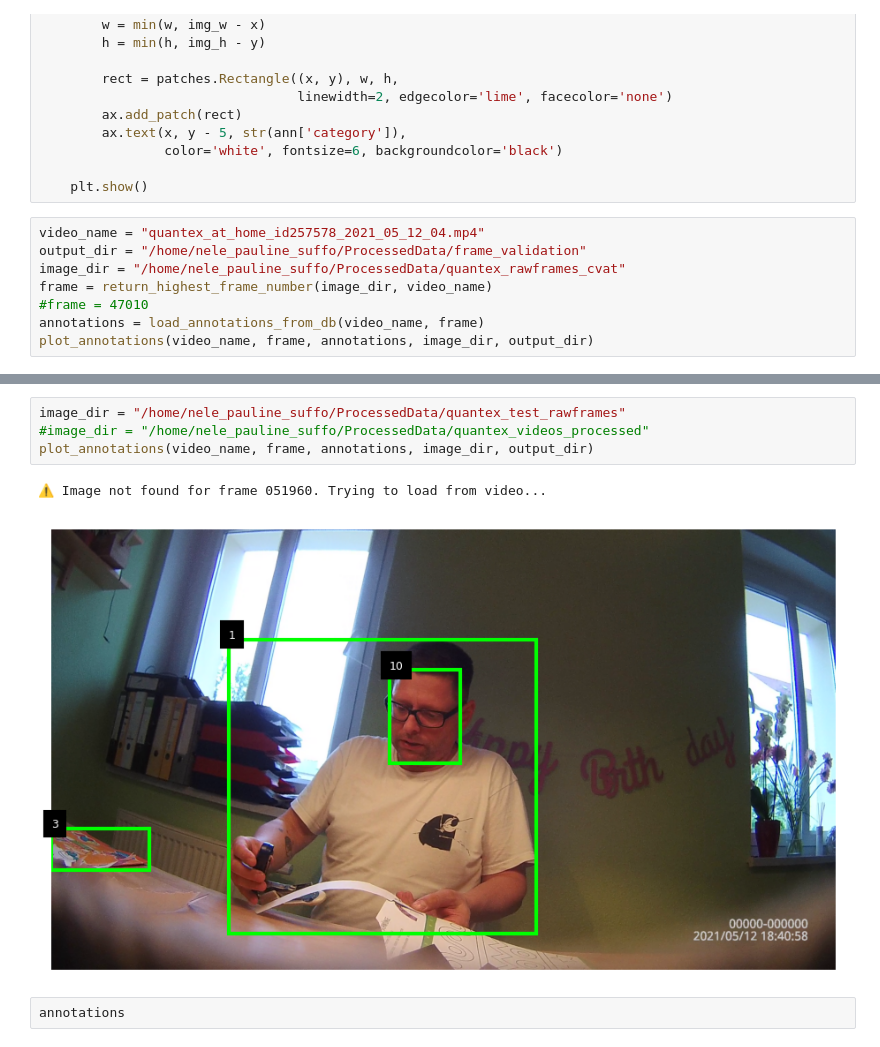
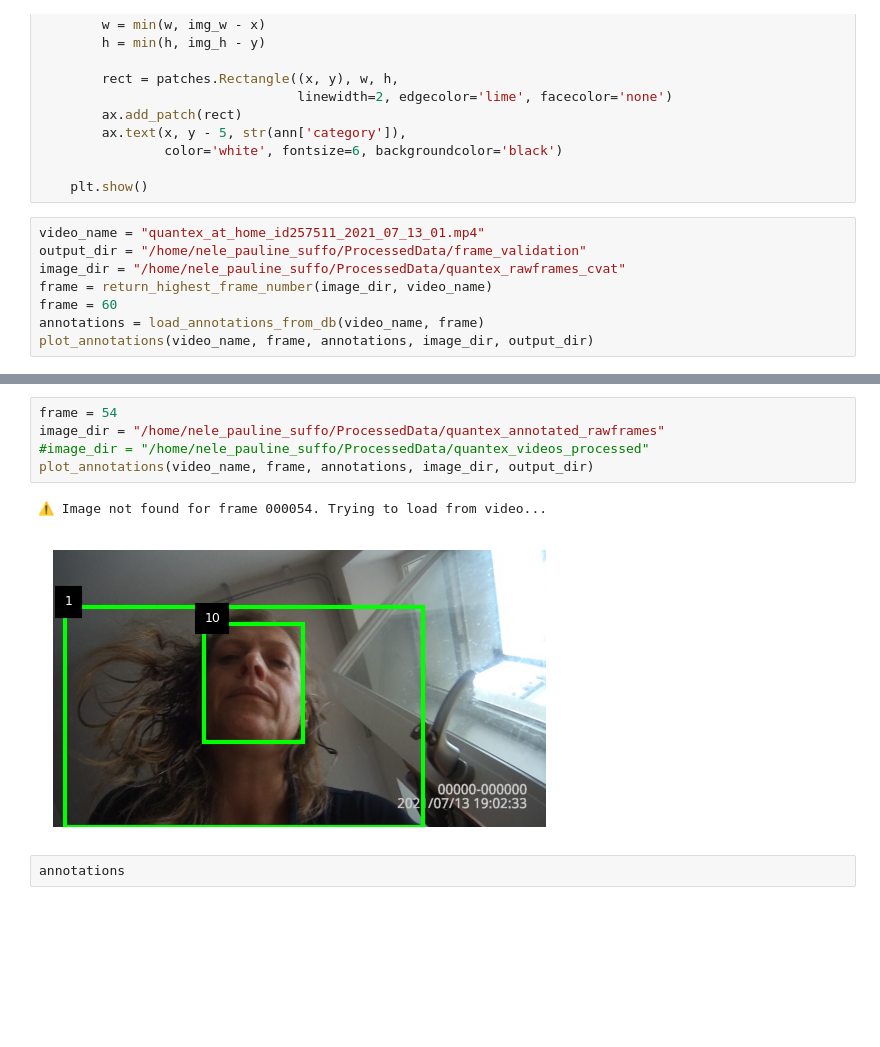
Before and after one commit to neleSuffo/preschool-social-ecology, a Jupyter notebook: src/preprocessing/check_raframes_extraction.ipynb, the cells around one changed output, grey strips where cells are left out. Drawn from its saved outputs; the diff is of its cells as text; blank space fills up the shorter version.

```diff
--- a/src/preprocessing/check_raframes_extraction.ipynb
+++ b/src/preprocessing/check_raframes_extraction.ipynb
@@ -198,11 +198,11 @@ def plot_annotations(video_name, frame_number, annotations_table, image_folder,
 
     plt.show()
 # %%
-video_name = "quantex_at_home_id257578_2021_05_12_04.mp4"
+video_name = "quantex_at_home_id257511_2021_07_13_01.mp4"
 output_dir = "/home/nele_pauline_suffo/ProcessedData/frame_validation"
 image_dir = "/home/nele_pauline_suffo/ProcessedData/quantex_rawframes_cvat"
 frame = return_highest_frame_number(image_dir, video_name)
-#frame = 47010
+frame = 60
 annotations = load_annotations_from_db(video_name, frame)
 plot_annotations(video_name, frame, annotations, image_dir, output_dir)
 # %% [output]
@@ -212,10 +212,11 @@ Highest frame number: is 51960
 # %%
-image_dir = "/home/nele_pauline_suffo/ProcessedData/quantex_test_rawframes"
+frame = 54
+image_dir = "/home/nele_pauline_suffo/ProcessedData/quantex_annotated_rawframes"
 #image_dir = "/home/nele_pauline_suffo/ProcessedData/quantex_videos_processed"
 plot_annotations(video_name, frame, annotations, image_dir, output_dir)
 # %% [output]
-⚠️ Image not found for frame 051960. Trying to load from video...
+⚠️ Image not found for frame 000054. Trying to load from video...
-[figure, old version]
+[figure, new version]
 # %%
 annotations
 # %% [output]
```
Also changed, not shown: parts of 1 cell of this notebook.
